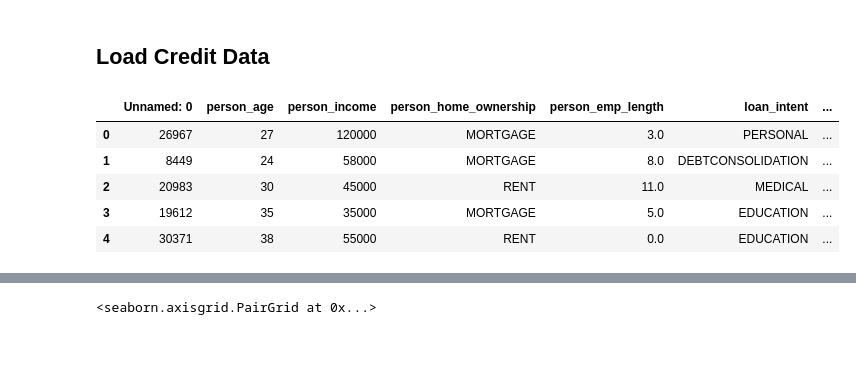
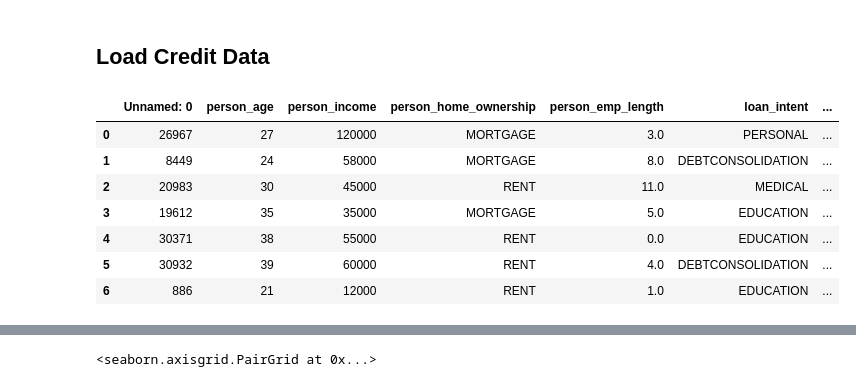
Before and after one commit to okohnkay/BSIP_Assignment_4_Students, a Jupyter notebook: asn4_start.ipynb, the cells around one changed output, grey strips where cells are left out. Saved outputs shown, nothing was run; the diff lists cells and outputs as text; code cells hidden in the pictures; blank space fills up the shorter version.

```diff
--- a/asn4_start.ipynb
+++ b/asn4_start.ipynb
@@ -56,26 +56,28 @@ The grades will be broken down as follows:
 # %%
 import pandas as pd
 import seaborn as sns
 from sklearn.preprocessing import StandardScaler
 from sklearn.metrics import confusion_matrix
 from sklearn.metrics import precision_score, recall_score,f1_score,accuracy_score
 import matplotlib.pyplot as plt
 
 df_1= pd.read_csv("train.csv")
 df_2= pd.read_csv("._test.csv")
 
 # Using Dummy Variables to Replace Categorical Data
 df_3=pd.get_dummies(df_1)
 df_3.head()
 
-df_1.head(5)
+df_1.head(7)
 # %% [output]
 |  | Unnamed: 0 | person_age | person_income | person_home_ownership | person_emp_length | loan_intent | ... |
 | 0 | 26967 | 27 | 120000 | MORTGAGE | 3.0 | PERSONAL | ... |
 | 1 | 8449 | 24 | 58000 | MORTGAGE | 8.0 | DEBTCONSOLIDATION | ... |
 | 2 | 20983 | 30 | 45000 | RENT | 11.0 | MEDICAL | ... |
 | 3 | 19612 | 35 | 35000 | MORTGAGE | 5.0 | EDUCATION | ... |
 | 4 | 30371 | 38 | 55000 | RENT | 0.0 | EDUCATION | ... |
+| 5 | 30932 | 39 | 60000 | RENT | 4.0 | DEBTCONSOLIDATION | ... |
+| 6 | 886 | 21 | 12000 | RENT | 1.0 | EDUCATION | ... |
 # %%
 # Check for missing data
 
```
Also changed, not shown: parts of 1 cell of this notebook.
